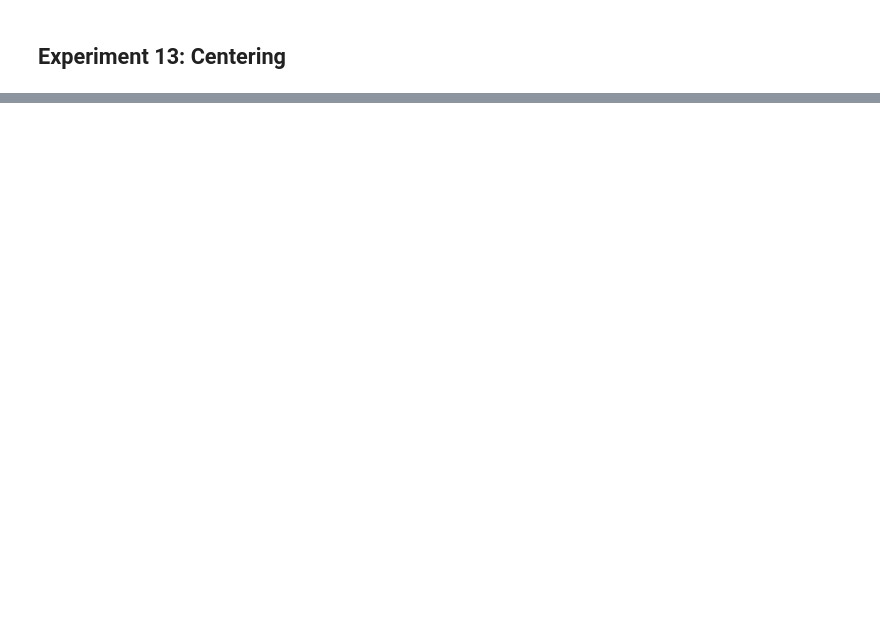
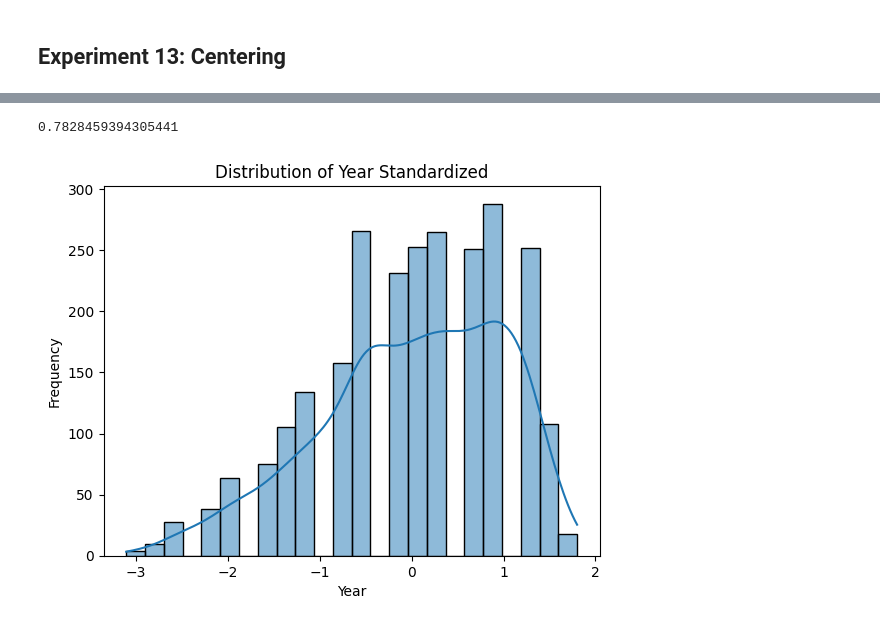
Before and after one commit to IIsameerII/COMP-6981-002-Sp.-Tpcs.-in-Computer-Science-Project, a Jupyter notebook: Data_Preparation_Project.ipynb, the cells around one changed output, grey strips where cells are left out. Cells and saved outputs as stored; diff of their text form; code cells hidden in the pictures; blank space fills up the shorter version.

```diff
--- a/Data_Preparation_Project.ipynb
+++ b/Data_Preparation_Project.ipynb
@@ -492,0 +581,21 @@ score_9 = train_random_forest(X_clean,y_clean)
+# %%
+from sklearn.preprocessing import StandardScaler
+
+stdscale_X = interval_bin_X.copy()
+stdscale_y = interval_bin_y.copy()
+
+scaler = StandardScaler()
+stdscale_X['year_standardized'] = scaler.fit_transform(stdscale_X[['year']])
+
+del stdscale_X['year']
+
+score_15 = train_random_forest(stdscale_X,stdscale_y)
+
+sns.histplot(stdscale_X['year_standardized'], kde=True) # kde for Kernel Density Estimate
+plt.xlabel('Year')
+plt.ylabel('Frequency')
+plt.title('Distribution of Year Standardized')
+plt.show()
+# %% [output]
+0.7828459394305441
+[figure, added]
```
Also changed, not shown: parts of 80 cells of this notebook, 4 other files.
